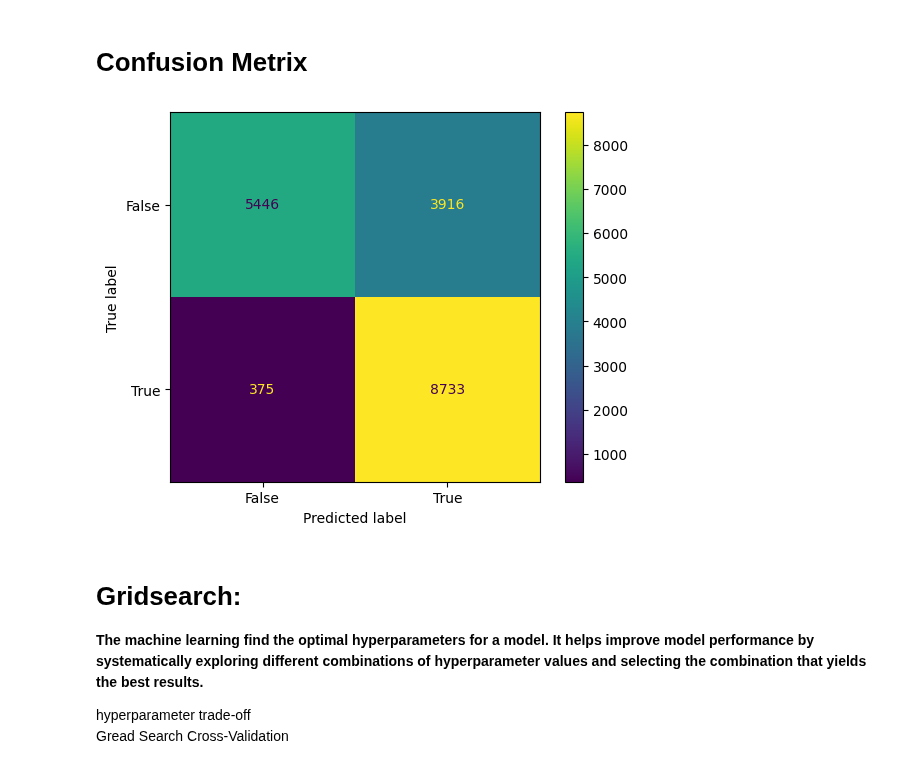
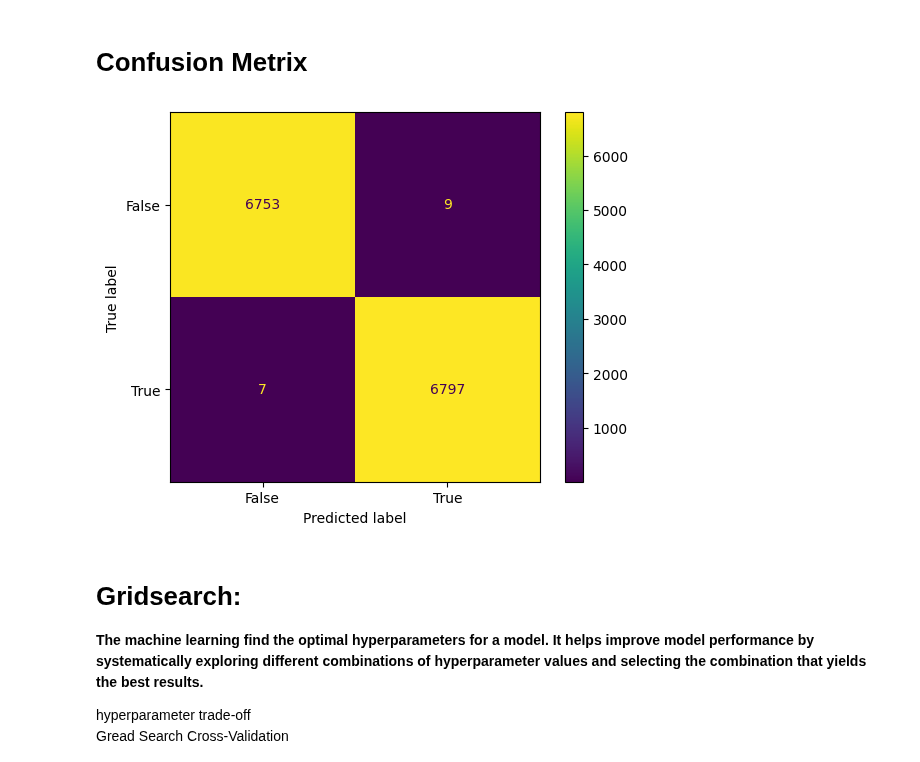
Before and after one commit to Elbx88/ML-Model-Perdiction, a Jupyter notebook: Project_ML_Models_Erez_Levy_TMDB_6.ipynb, the cells around one changed output. Drawn from its saved outputs; the diff is of its cells as text; code cells hidden in the pictures.

```diff
--- a/Project_ML_Models_Erez_Levy_TMDB_6.ipynb
+++ b/Project_ML_Models_Erez_Levy_TMDB_6.ipynb
@@ -111,3 +111,38 @@ tmdb_model loaded from /content/drive/My Drive/1pBDwupkA4bAYBLsQilnu8YrNra72QfKz
 In machine learning, imbalanced datasets refer to datasets where the distribution of classes is not equal. This means that one class (the majority class) has significantly more instances than another class (the minority class). This imbalance can pose a challenge for training machine learning models because the model might become biased towards the majority class and perform poorly on the minority class.
 
 To address this issue, various imbalance techniques are used to rebalance the dataset or adjust the learning process to improve the model's performance on the minority class. Here are some common imbalance techniques:
+# %%
+# Updating the tmdb_model with the tmdb_filtered Dataset
+tmdb_model = tmdb_filtered.copy()
+# %%
+import pandas as pd
+from sklearn.model_selection import train_test_split
+from sklearn.ensemble import HistGradientBoostingClassifier
+from sklearn.metrics import accuracy_score, classification_report
+
+# 1. Define a binary target based on 'popularity'
+median_popularity = tmdb_model['popularity'].median()
+tmdb_model['success'] = (tmdb_model['popularity'] > median_popularity).astype(int)
+
+# 2. Define features (X) and target (y)
+X = tmdb_model.drop(columns=['popularity', 'success'])
+y = tmdb_model['success']
+
+# Convert date columns to numerical features (e.g., Unix timestamps)
+for col in X.select_dtypes(include=['datetime64']).columns:
+    X[col] = X[col].astype(int)  # Convert to numerical representation like Unix timestamp
+
+# 3. Split data into training and testing sets
+X_train, X_test, y_train, y_test = train_test_split(X, y, test_size=0.2, random_state=42)
+
+# 4. Create and train the HistGradientBoostingClassifier
+model = HistGradientBoostingClassifier(random_state=42)
+model.fit(X_train, y_train)  # No need to impute missing values!
+
+# 5. Make predictions and evaluate
+y_pred = model.predict(X_test)
+accuracy = accuracy_score(y_test, y_pred)
+report = classification_report(y_test, y_pred)
+
+print(f"Accuracy: {accuracy:.4f}")
+print(f"Classification Report:\n{report}")
@@ -236,15 +343,19 @@ weighted avg       0.81      0.77      0.76     18470
 # Confusion Metrix
 # %%
 import sklearn.metrics as skmet
-cmat=skmet.confusion_matrix(y_test,predictions)
 from sklearn.metrics import confusion_matrix
 from sklearn.metrics import confusion_matrix, ConfusionMatrixDisplay
-cm_display = ConfusionMatrixDisplay(confusion_matrix = cmat, display_labels = [False, True])
-cmat=skmet.confusion_matrix(y_test,predictions)
+import matplotlib.pyplot as plt
+
+
+predictions = y_pred  # Assign y_pred to predictions
+
+cmat = skmet.confusion_matrix(y_test, predictions)
+cm_display = ConfusionMatrixDisplay(confusion_matrix=cmat, display_labels=[False, True])
 cm_display.plot()
 plt.show()
 # %% [output]
-[figure, old version]
+[figure, new version]
 # %% [markdown]
 # Gridsearch:
 **The machine learning find the optimal hyperparameters for a model. It helps improve model performance by systematically exploring different combinations of hyperparameter values and selecting the combination that yields the best results.**
```
Also changed, not shown: parts of 75 cells of this notebook.
